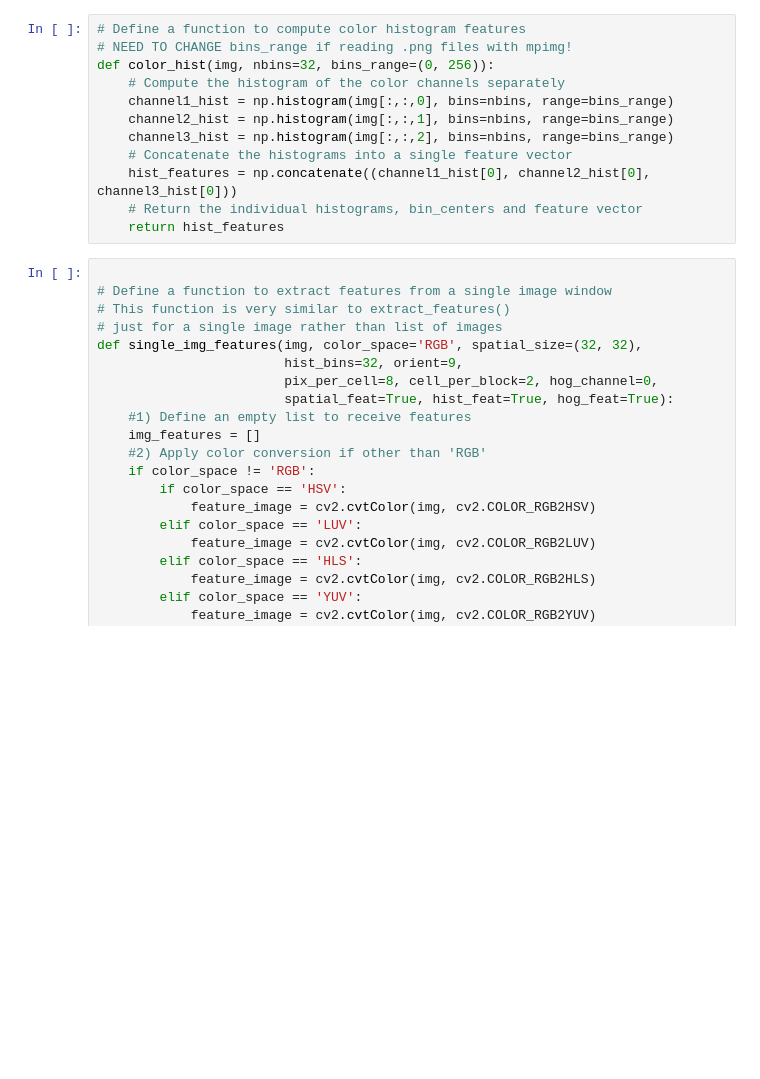
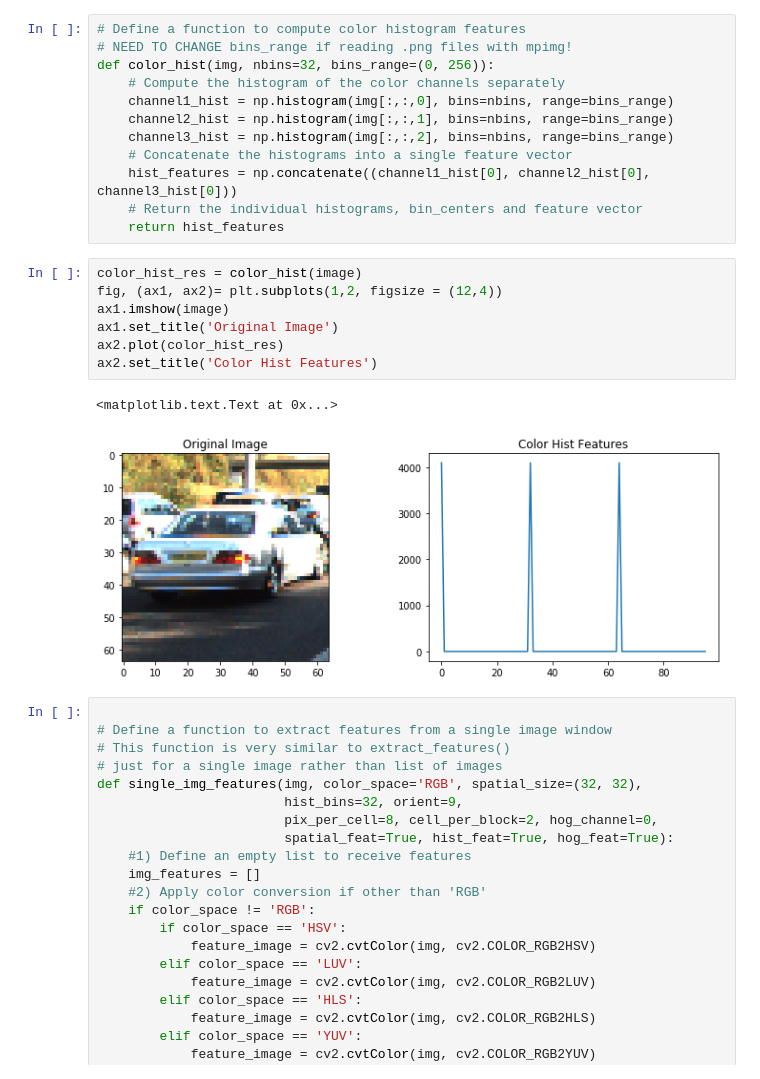
Before and after one commit to zezhou/CarND-Vehicle-Detection, a Jupyter notebook: p5.ipynb, the cells around one changed output. Drawn from its saved outputs; the diff is of its cells as text; blank space fills up the shorter version.

```diff
--- a/p5.ipynb
+++ b/p5.ipynb
@@ -196,6 +206,16 @@ def color_hist(img, nbins=32, bins_range=(0, 256)):
     hist_features = np.concatenate((channel1_hist[0], channel2_hist[0], channel3_hist[0]))
     # Return the individual histograms, bin_centers and feature vector
     return hist_features
+# %%
+color_hist_res = color_hist(image)
+fig, (ax1, ax2)= plt.subplots(1,2, figsize = (12,4))
+ax1.imshow(image)
+ax1.set_title('Original Image')
+ax2.plot(color_hist_res)
+ax2.set_title('Color Hist Features')
+# %% [output]
+<matplotlib.text.Text at 0x...>
+[figure, added]
 # %%
 
 # Define a function to extract features from a single image window
```
Also changed, not shown: parts of 36 cells of this notebook, 3 other files.
